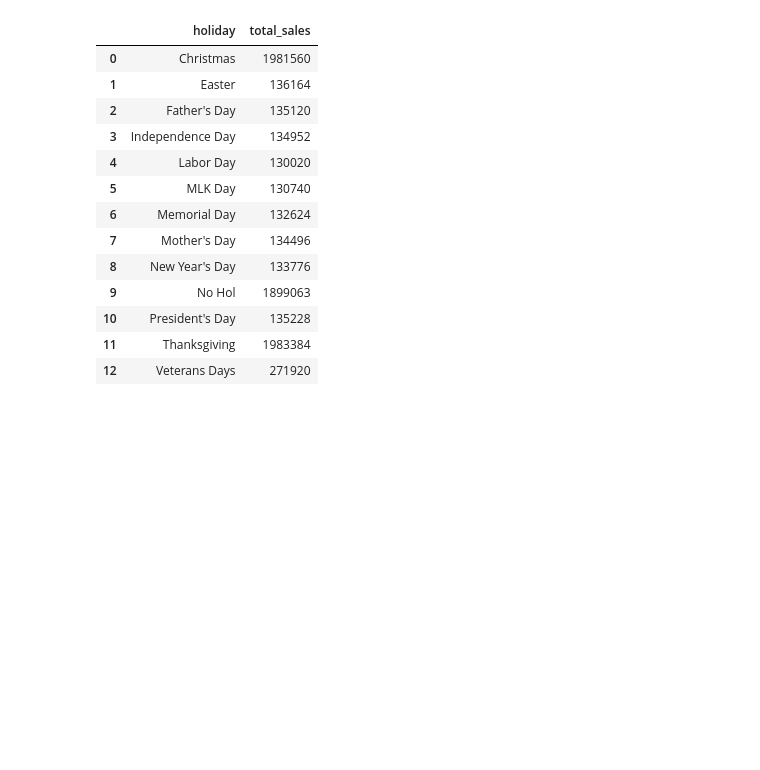
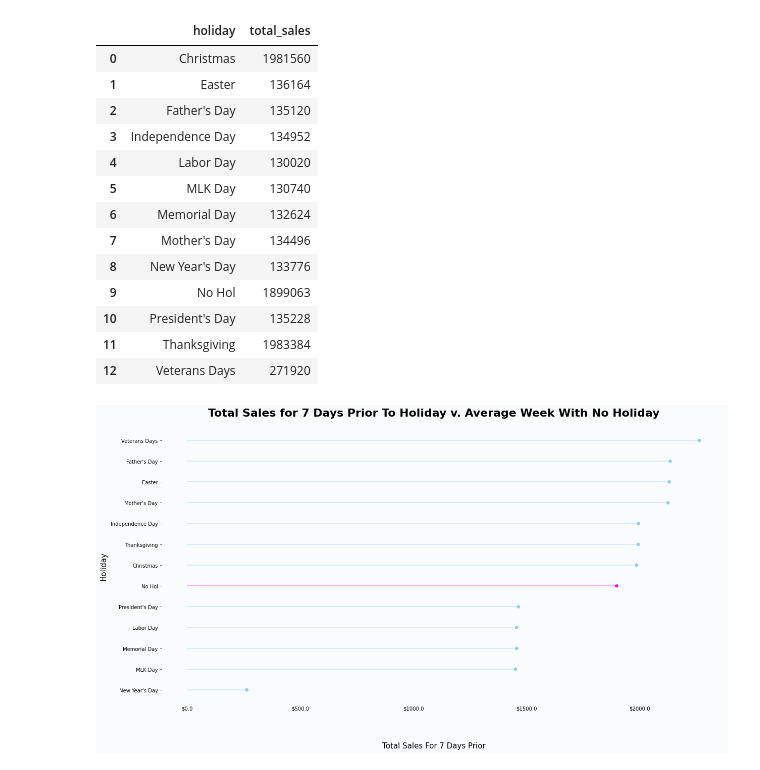
Before and after one commit to morinlandon12/ucb_mids_w205_project_1, a Jupyter notebook: project_1_4.ipynb, the cells around one changed output. Drawn from its saved outputs; the diff is of its cells as text; code cells hidden in the pictures; blank space fills up the shorter version.

```diff
--- a/project_1_4.ipynb
+++ b/project_1_4.ipynb
@@ -257,6 +300,48 @@ week_sales
 | 10 | President's Day | 135228 |
 | 11 | Thanksgiving | 1983384 |
 | 12 | Veterans Days | 271920 |
+# %%
+#Function to change format of large numbers.
+def thousands_formatter(x, pos):
+    return f'${x / 1000}'
+
+fig, ax = plt.subplots(figsize=(20,10))
+#Reorder dataframe based on values
+ordered_week = holiday_pad1.sort_values(by='week_total_sales')
+my_range=range(1,len(ordered_week.index)+1)
+
+# Create a color if the week does not contain a holiday
+my_color=np.where(ordered_week['holiday']=='No Hol', 'magenta', 'skyblue')
+my_size=np.where(ordered_week['holiday']=='B', 70, 30)
+
+#The horizontal plot is made using the hline() function
+ax.hlines(y=my_range, xmin=0, xmax=ordered_week['week_total_sales'], color=my_color, alpha=0.4)
+ax.scatter(ordered_week['week_total_sales'], my_range, color=my_color, s=my_size, alpha=1)
+
+# Add title and axis names
+plt.yticks(my_range, ordered_week['holiday'])
+ax.xaxis.set_major_formatter(FuncFormatter(thousands_formatter))
+
+ax.tick_params(bottom=False)
+ax.set_frame_on(False)
+
+#clean it up and make it look pretty
+fig.text(0.5, 0, 'Total Sales For 7 Days Prior', ha='center', fontsize = 15)
+fig.text(.04, .5, 'Holiday', va='center', rotation='vertical', fontsize = 15)
+fig.text(
+    x=0.5,
+    y=0.92,
+    s="Total Sales for 7 Days Prior To Holiday v. Average Week With No Holiday",
+    ha="center",
+    va="center",
+    ma="center",
+    fontsize=22,
+    fontweight="bold"
+)
+
+fig.set_facecolor("#f9fbfc")
+# %% [output]
+[figure, added]
 # %%
 idx = df[df['holiday'].isna() == False].index
 idx
```
Also changed, not shown: parts of 28 cells of this notebook, 5 other files.
